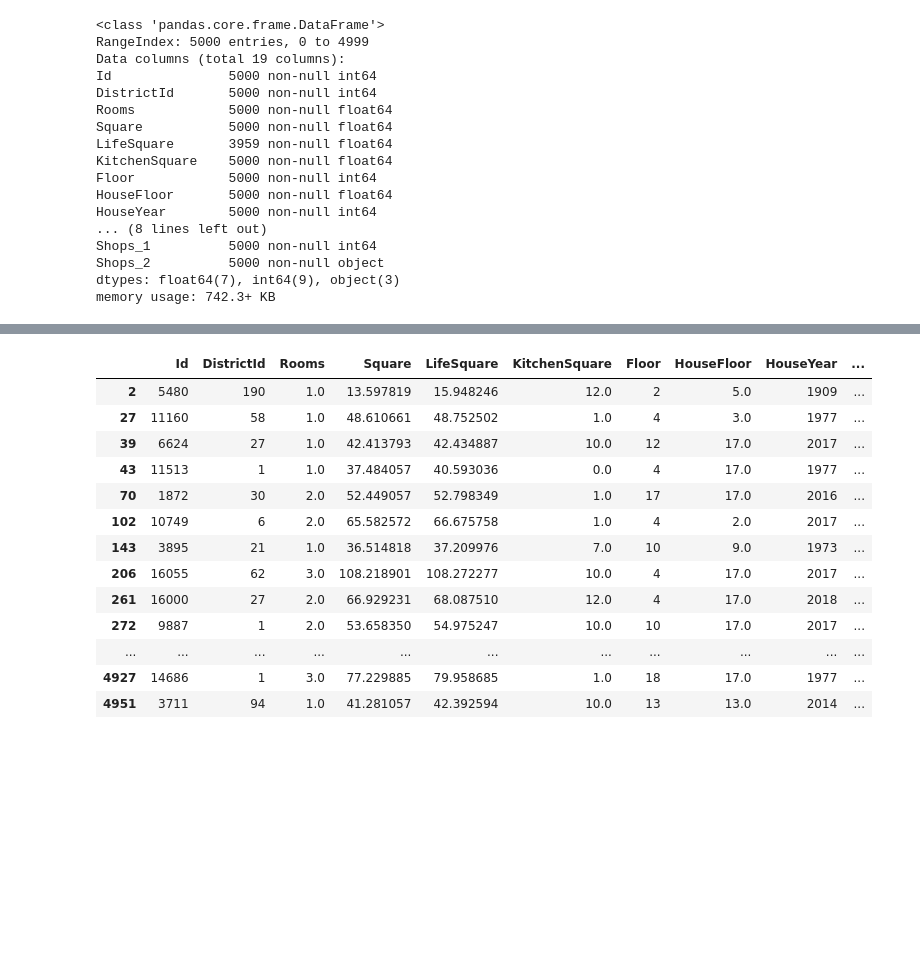
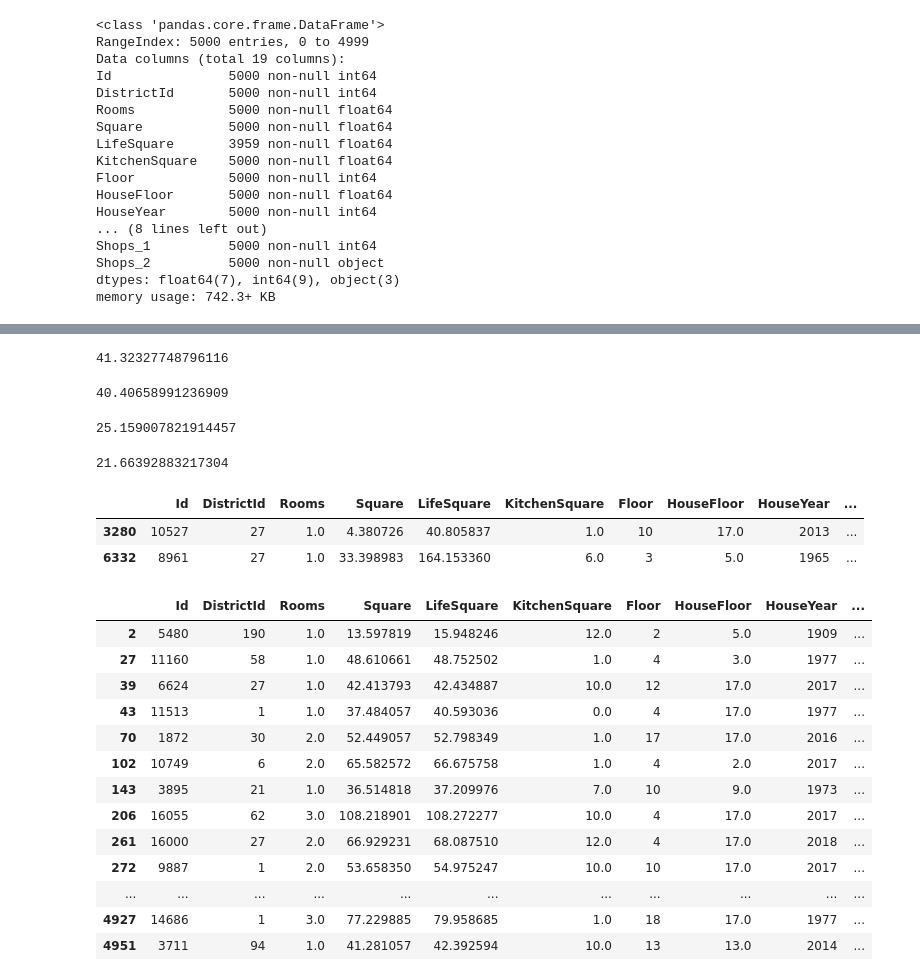
Before and after one commit to Bocharick/GeekBrains_AI_Python_for_data_science, a Jupyter notebook: CourseProject/thesis.ipynb, the cells around one changed output, grey strips where cells are left out. Saved outputs shown, nothing was run; the diff lists cells and outputs as text; code cells hidden in the pictures; blank space fills up the shorter version.

```diff
--- a/CourseProject/thesis.ipynb
+++ b/CourseProject/thesis.ipynb
@@ -106,3 +105,25 @@ train_raw.loc[train_raw.LifeSquare>train_raw.Square]
+# %%
+train_raw.loc[train_raw.Rooms==1, 'Square'].mean()
+# %% [output]
+41.32327748796116
+# %%
+train_raw.loc[train_raw.Rooms==1, 'Square'].median()
+# %% [output]
+40.40658991236909
+# %%
+train_raw.loc[train_raw.Rooms==1, 'LifeSquare'].mean()
+# %% [output]
+25.159007821914457
+# %%
+train_raw.loc[train_raw.Rooms==1, 'LifeSquare'].median()
+# %% [output]
+21.66392883217304
+# %%
+train_raw.loc[(train_raw.Rooms == 1) & ((train_raw.LifeSquare-train_raw.Square)>30)]
+# %% [output]
+|  | Id | DistrictId | Rooms | Square | LifeSquare | KitchenSquare | Floor | HouseFloor | HouseYear | ... |
+| 3280 | 10527 | 27 | 1.0 | 4.380726 | 40.805837 | 1.0 | 10 | 17.0 | 2013 | ... |
+| 6332 | 8961 | 27 | 1.0 | 33.398983 | 164.153360 | 6.0 | 3 | 5.0 | 1965 | ... |
 # %%
 test_raw.loc[test_raw.LifeSquare>test_raw.Square]
 # %% [output]
```
Also changed, not shown: parts of 5 cells of this notebook, 1 other file.
